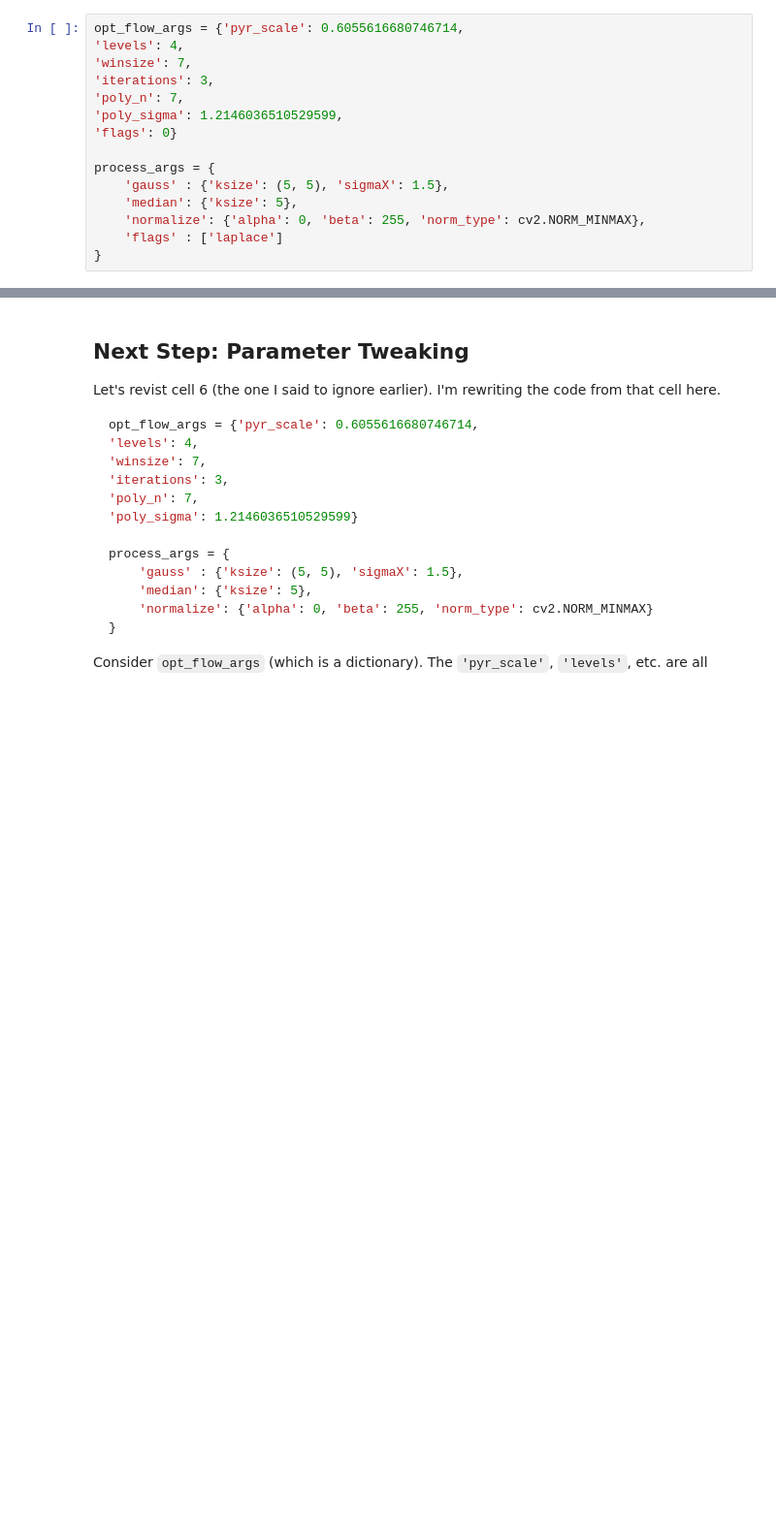
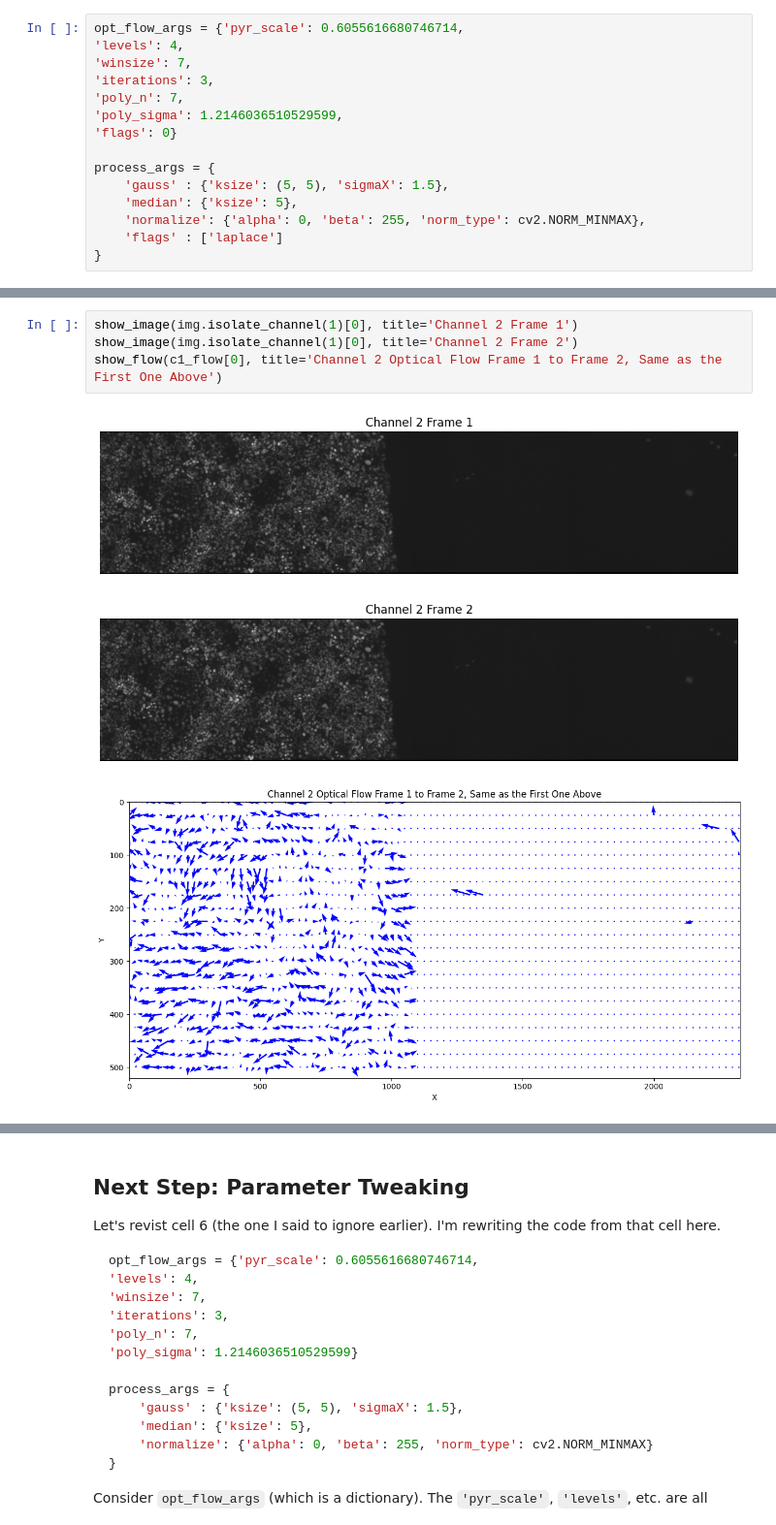
Before and after one commit to ZSR3004/cell2, a Jupyter notebook: example_notebooks/MCF_Rab5a_notebook.ipynb, the cells around one changed output, grey strips where cells are left out. Shown at 97% size. Saved outputs shown, nothing was run; the diff lists cells and outputs as text; blank space fills up the shorter version.

```diff
--- a/example_notebooks/MCF_Rab5a_notebook.ipynb
+++ b/example_notebooks/MCF_Rab5a_notebook.ipynb
@@ -135,0 +158,8 @@ The really nice thing is that from what I can tell, this roughly fits the eyebal
+# %%
+show_image(img.isolate_channel(1)[0], title='Channel 2 Frame 1')
+show_image(img.isolate_channel(1)[0], title='Channel 2 Frame 2')
+show_flow(c1_flow[0], title='Channel 2 Optical Flow Frame 1 to Frame 2, Same as the First One Above')
+# %% [output]
+[figure, added]
+[figure, added]
+[figure, added]
```
Also changed, not shown: parts of 11 cells of this notebook.
